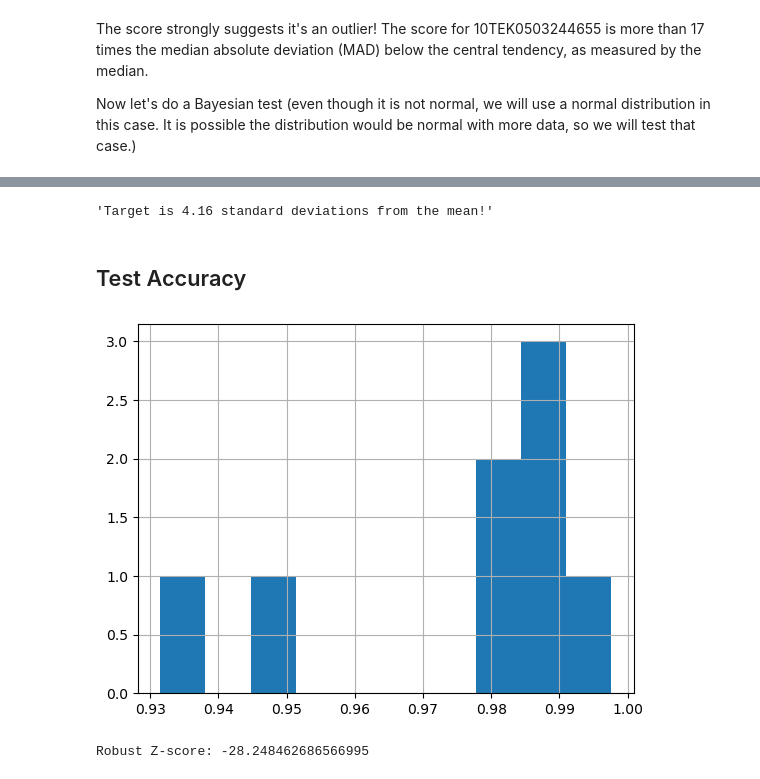
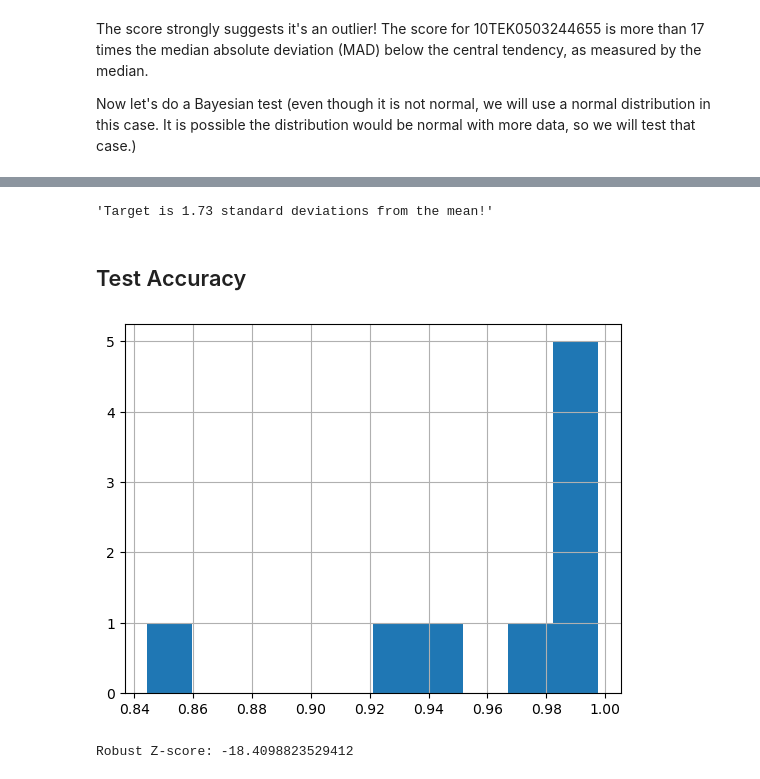
Before and after one commit to kulpojke/tree-mortality, a Jupyter notebook: src/test_geographic_outlier.ipynb, the cells around one changed output, grey strips where cells are left out. Saved outputs shown, nothing was run; the diff lists cells and outputs as text; code cells hidden in the pictures.

```diff
--- a/src/test_geographic_outlier.ipynb
+++ b/src/test_geographic_outlier.ipynb
@@ -102,32 +105,33 @@ Sampling: [observed]
 # %%
-draws = posterior_predictive['posterior_predictive'].observed.to_numpy().flatten()
+draws_roc = posterior_predictive['posterior_predictive'].observed.to_numpy().flatten()
+devs_roc = abs(target_value_roc - draws_roc.mean()) / draws_roc.std()
 
-f'Target is {abs(target_value - draws.mean()) / draws.std():.2f} standard deviations from the mean!'
+f'Target is {devs_roc:.2f} standard deviations from the mean!'
 # %% [output]
-'Target is 4.16 standard deviations from the mean!'
+'Target is 1.73 standard deviations from the mean!'
 # %% [markdown]
 ## Test Accuracy
 # %%
-df[df.tile != '10TEK0503244655'].Accuracy.hist();
+df.Accuracy.hist();
 # %% [output]
-[figure, old version]
+[figure, new version]
 # %%
-# Accuracy data, excluding 10TEK0503244655
-data = df[df.tile != '10TEK0503244655'].Accuracy.dropna().values
+# Accuracy data
+data = df.Accuracy.dropna().values
 
 #  Median Absolute Deviation (MAD)
 median_value = np.median(data)
 mad_value = np.median(np.abs(data - median_value))
 
-# 10TEK0503244655 ROC AUC
-target_value = 0.8444
+# 10TEK0503244655 Accuracy
+target_value_acc = df[df.tile == '10TEK0503244655'].Accuracy.values[0]
 
 #robust Z-score
-robust_z_score = 0.6745 * (target_value - median_value) / mad_value
+robust_z_score_acc = 0.6745 * (target_value_acc - median_value) / mad_value
 
-print("Robust Z-score:", robust_z_score)
+print("Robust Z-score:", robust_z_score_acc)
 # %% [output]
-Robust Z-score: -28.248462686566995
+Robust Z-score: -18.4098823529412
 # %%
 # model
 with pm.Model() as model:
```
Also changed, not shown: parts of 22 cells of this notebook.
